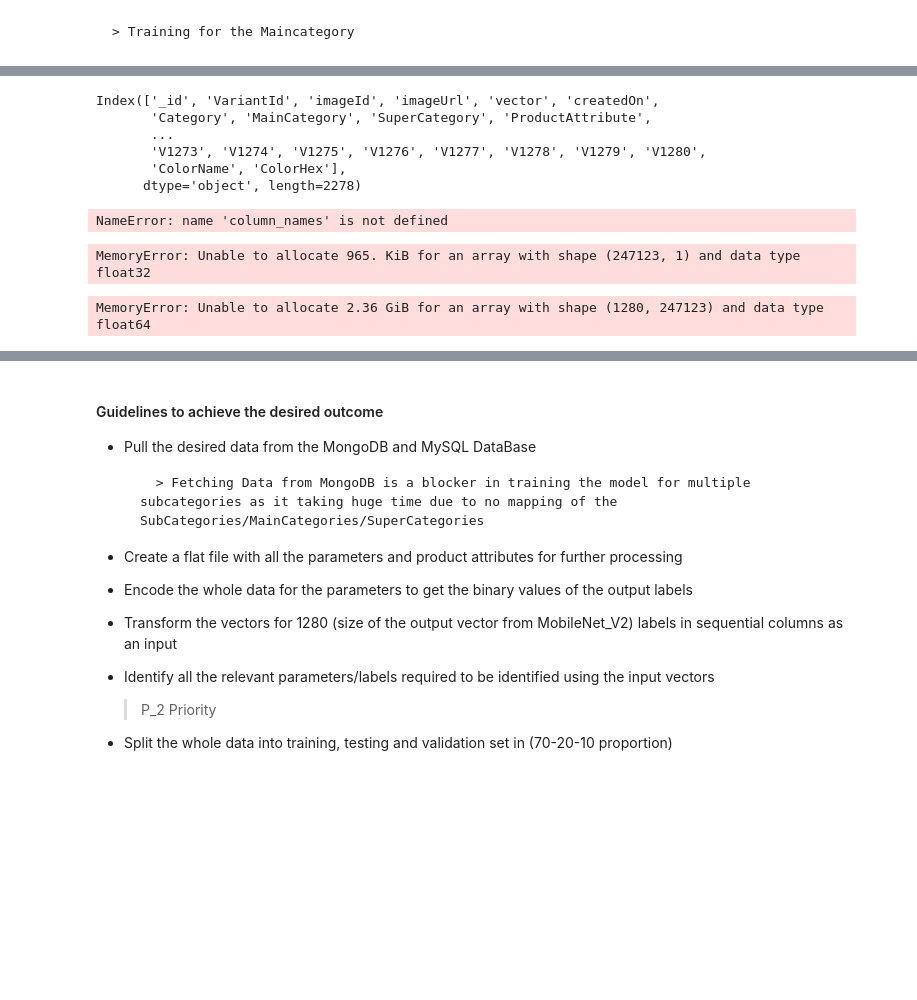
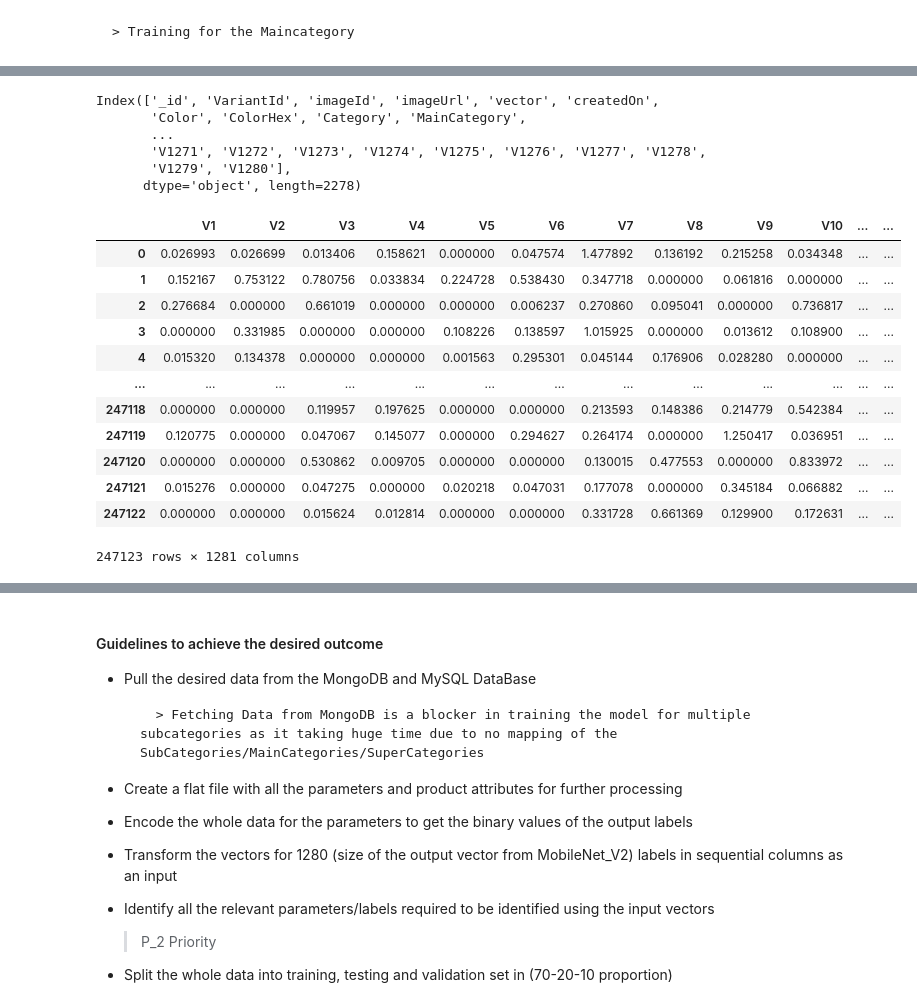
Before and after one commit to SupplyAnalytics/Product_Attribute_Classification, a Jupyter notebook: Classification_Stage_1.ipynb, the cells around one changed output, grey strips where cells are left out. Cells and saved outputs as stored; diff of their text form; code cells hidden in the pictures; blank space fills up the shorter version.

```diff
--- a/Classification_Stage_1.ipynb
+++ b/Classification_Stage_1.ipynb
@@ -780,32 +768,40 @@ color_class
 # %%
-column_names = color_class.columns.unique()
+column_names = df_expanded.columns.unique()
 column_names
 # %% [output]
 Index(['_id', 'VariantId', 'imageId', 'imageUrl', 'vector', 'createdOn',
-       'Category', 'MainCategory', 'SuperCategory', 'ProductAttribute',
+       'Color', 'ColorHex', 'Category', 'MainCategory',
        ...
-       'V1273', 'V1274', 'V1275', 'V1276', 'V1277', 'V1278', 'V1279', 'V1280',
-       'ColorName', 'ColorHex'],
+       'V1271', 'V1272', 'V1273', 'V1274', 'V1275', 'V1276', 'V1277', 'V1278',
+       'V1279', 'V1280'],
       dtype='object', length=2278)
 # %%
 for i in column_names:
-    if color_class[i].dtype == 'float64':
-        color_class[i] = color_class[i].astype('float32')
+    if df_expanded[i].dtype == 'float64':
+        df_expanded[i] = df_expanded[i].astype('float32')
-# %% [output]
-NameError: name 'column_names' is not defined
 # %%
-filtered_columns = [col for col in color_class.columns if col.startswith('V') and col[1:].isdigit()] + ['MainCategory']
-filtered_color_class = color_class[filtered_columns]
+filtered_columns = [col for col in df_expanded.columns if col.startswith('V') and col[1:].isdigit()] + ['MainCategory']
+filtered_color_class = df_expanded[filtered_columns]
 filtered_color_class
 # %% [output]
+|  | V1 | V2 | V3 | V4 | V5 | V6 | V7 | V8 | V9 | V10 | ... | ... |
+| 0 | 0.026993 | 0.026699 | 0.013406 | 0.158621 | 0.000000 | 0.047574 | 1.477892 | 0.136192 | 0.215258 | 0.034348 | ... | ... |
+| 1 | 0.152167 | 0.753122 | 0.780756 | 0.033834 | 0.224728 | 0.538430 | 0.347718 | 0.000000 | 0.061816 | 0.000000 | ... | ... |
+| 2 | 0.276684 | 0.000000 | 0.661019 | 0.000000 | 0.000000 | 0.006237 | 0.270860 | 0.095041 | 0.000000 | 0.736817 | ... | ... |
+| 3 | 0.000000 | 0.331985 | 0.000000 | 0.000000 | 0.108226 | 0.138597 | 1.015925 | 0.000000 | 0.013612 | 0.108900 | ... | ... |
+| 4 | 0.015320 | 0.134378 | 0.000000 | 0.000000 | 0.001563 | 0.295301 | 0.045144 | 0.176906 | 0.028280 | 0.000000 | ... | ... |
+| ... | ... | ... | ... | ... | ... | ... | ... | ... | ... | ... | ... | ... |
+| 247118 | 0.000000 | 0.000000 | 0.119957 | 0.197625 | 0.000000 | 0.000000 | 0.213593 | 0.148386 | 0.214779 | 0.542384 | ... | ... |
+| 247119 | 0.120775 | 0.000000 | 0.047067 | 0.145077 | 0.000000 | 0.294627 | 0.264174 | 0.000000 | 1.250417 | 0.036951 | ... | ... |
+| 247120 | 0.000000 | 0.000000 | 0.530862 | 0.009705 | 0.000000 | 0.000000 | 0.130015 | 0.477553 | 0.000000 | 0.833972 | ... | ... |
+| 247121 | 0.015276 | 0.000000 | 0.047275 | 0.000000 | 0.020218 | 0.047031 | 0.177078 | 0.000000 | 0.345184 | 0.066882 | ... | ... |
+| 247122 | 0.000000 | 0.000000 | 0.015624 | 0.012814 | 0.000000 | 0.000000 | 0.331728 | 0.661369 | 0.129900 | 0.172631 | ... | ... |
-MemoryError: Unable to allocate 965. KiB for an array with shape (247123, 1) and data type float32
+247123 rows × 1281 columns
 # %%
 from sklearn.model_selection import train_test_split
 X = filtered_color_class.drop(['MainCategory'], axis = 1)
 y = filtered_color_class[['MainCategory']]
 X_train, X_test, y_train, y_test = train_test_split(X,y, test_size = 0.2, random_state=42)
-# %% [output]
-MemoryError: Unable to allocate 2.36 GiB for an array with shape (1280, 247123) and data type float64
 # %%
 from sklearn.linear_model import SGDClassifier
 sgd_clf = SGDClassifier(max_iter=1000, tol=1e-3, random_state=42)
```
Also changed, not shown: parts of 34 cells of this notebook, 9 other files.
